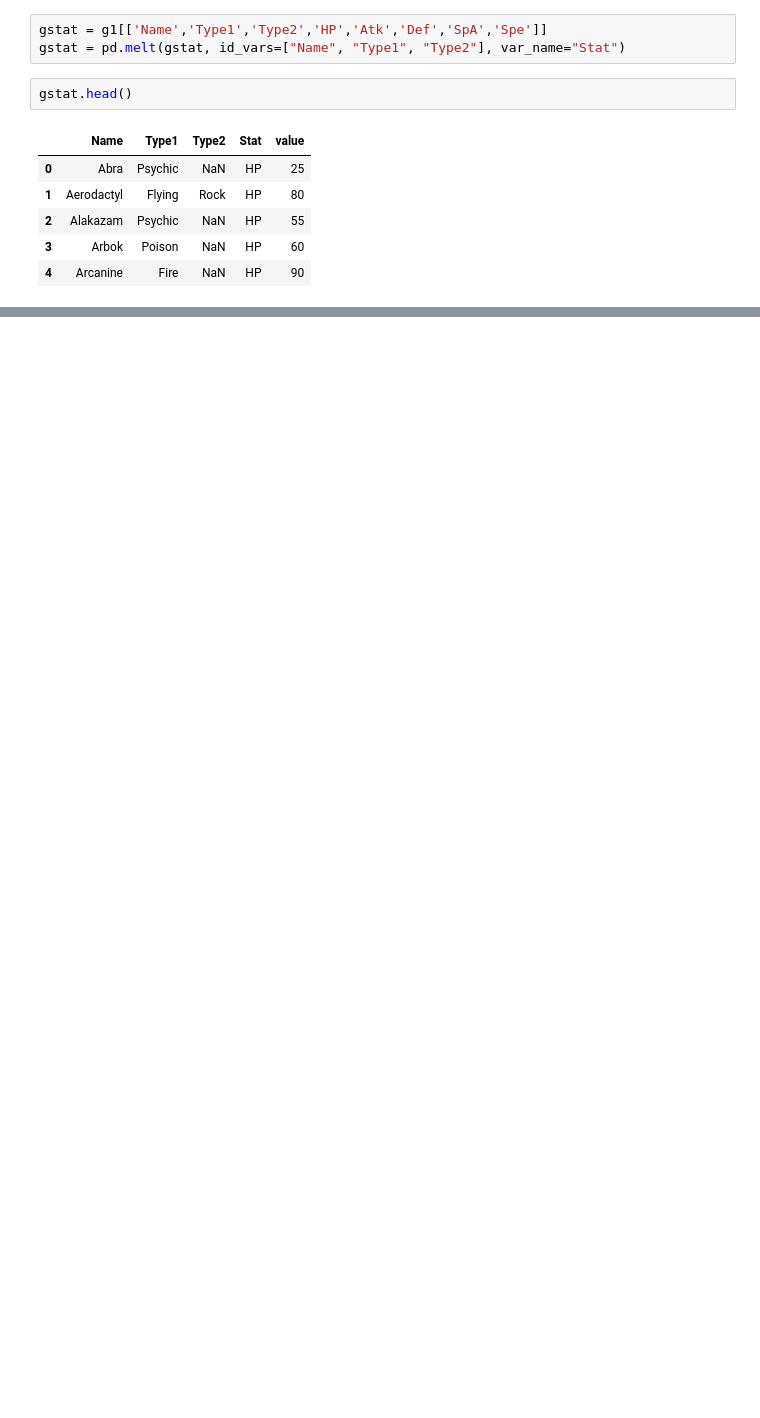
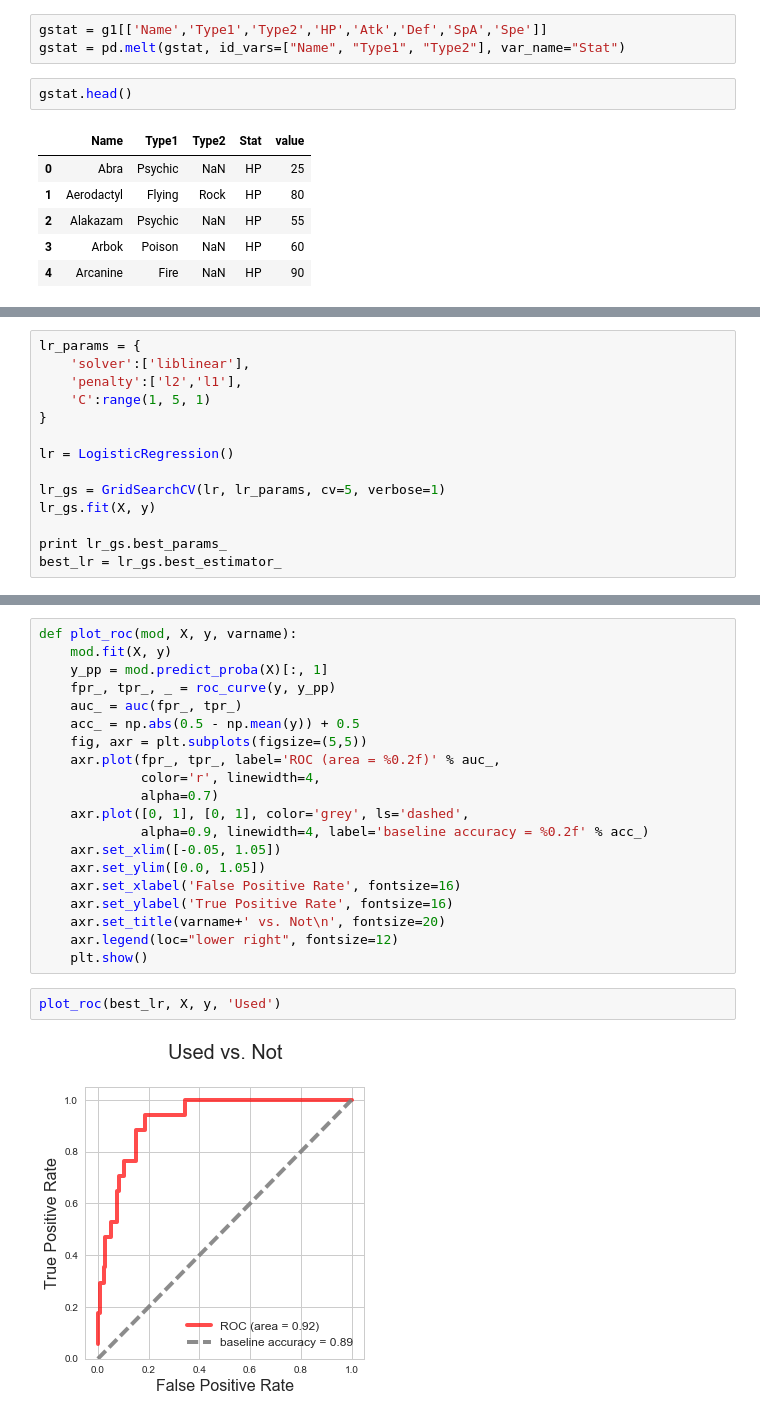
Before and after one commit to yang-official/experiments, a Jupyter notebook: pokemon/competitiverb.ipynb, the cells around one changed output, grey strips where cells are left out. Saved outputs shown, nothing was run; the diff lists cells and outputs as text; blank space fills up the shorter version.

```diff
--- a/pokemon/competitiverb.ipynb
+++ b/pokemon/competitiverb.ipynb
@@ -184,0 +276,14 @@ with sns.color_palette([
+# %%
+lr_params = {
+    'solver':['liblinear'],
+    'penalty':['l2','l1'],
+    'C':range(1, 5, 1)
+}
+
+lr = LogisticRegression()
+
+lr_gs = GridSearchCV(lr, lr_params, cv=5, verbose=1)
+lr_gs.fit(X, y)
+
+print lr_gs.best_params_
+best_lr = lr_gs.best_estimator_
@@ -184,0 +303,24 @@ with sns.color_palette([
+# %%
+def plot_roc(mod, X, y, varname):
+    mod.fit(X, y)
+    y_pp = mod.predict_proba(X)[:, 1]
+    fpr_, tpr_, _ = roc_curve(y, y_pp)
+    auc_ = auc(fpr_, tpr_)
+    acc_ = np.abs(0.5 - np.mean(y)) + 0.5
+    fig, axr = plt.subplots(figsize=(5,5))
+    axr.plot(fpr_, tpr_, label='ROC (area = %0.2f)' % auc_,
+             color='r', linewidth=4,
+             alpha=0.7)
+    axr.plot([0, 1], [0, 1], color='grey', ls='dashed',
+             alpha=0.9, linewidth=4, label='baseline accuracy = %0.2f' % acc_)
+    axr.set_xlim([-0.05, 1.05])
+    axr.set_ylim([0.0, 1.05])
+    axr.set_xlabel('False Positive Rate', fontsize=16)
+    axr.set_ylabel('True Positive Rate', fontsize=16)
+    axr.set_title(varname+' vs. Not\n', fontsize=20)
+    axr.legend(loc="lower right", fontsize=12)
+    plt.show()
+# %%
+plot_roc(best_lr, X, y, 'Used')
+# %% [output]
+[figure, added]
```
Also changed, not shown: parts of 27 cells of this notebook.
